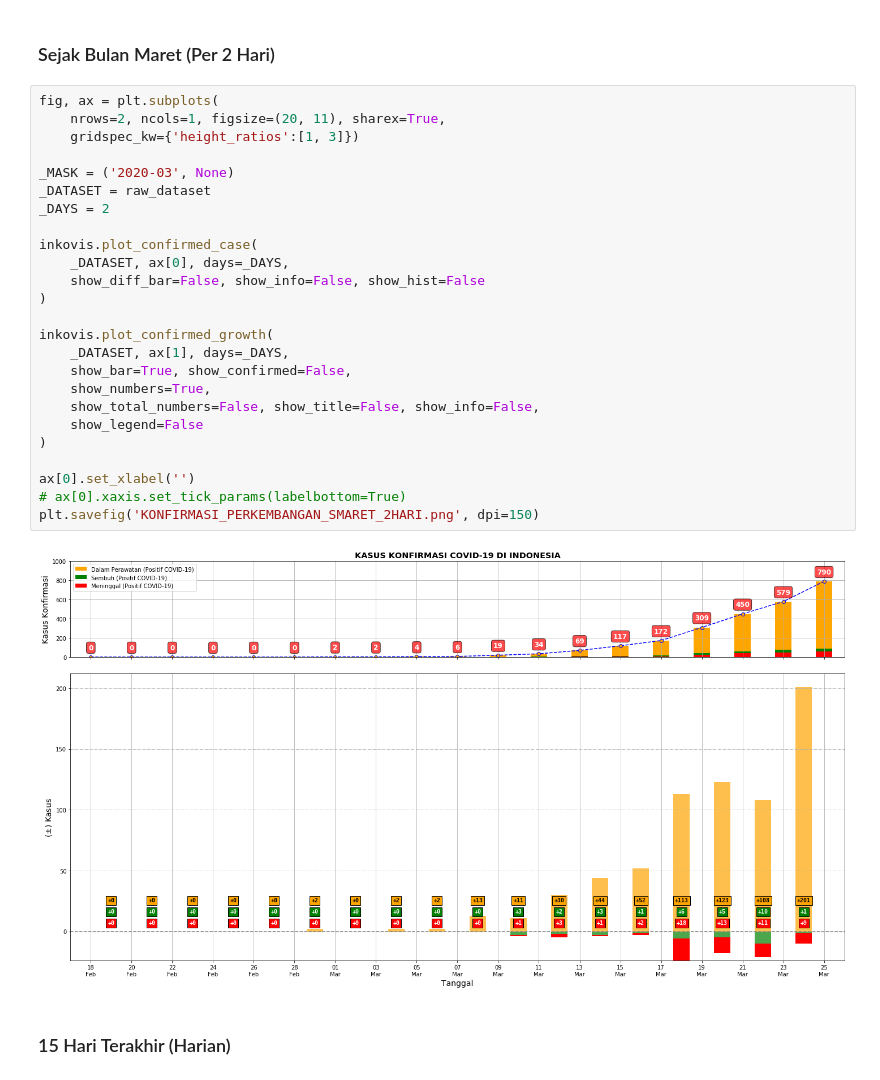
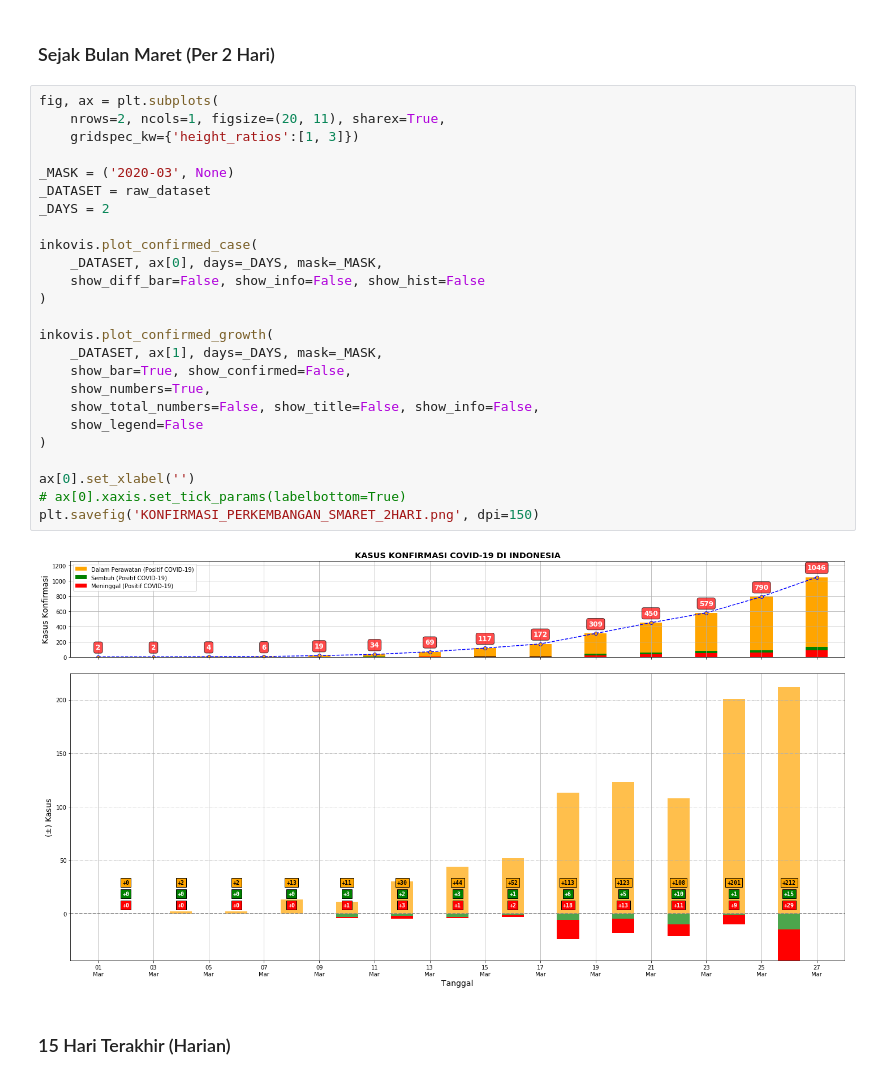
Before and after one commit to taruma/inkovis, a Jupyter notebook: notebook/inkovis_nb.ipynb, the cells around one changed output. Saved outputs shown, nothing was run; the diff lists cells and outputs as text.

```diff
--- a/notebook/inkovis_nb.ipynb
+++ b/notebook/inkovis_nb.ipynb
@@ -270,30 +302,30 @@ plt.savefig('KONFIRMASI_PERKEMBANGAN_SMARET_HARIAN.png', dpi=150)
 # %%
 fig, ax = plt.subplots(
     nrows=2, ncols=1, figsize=(20, 11), sharex=True,
     gridspec_kw={'height_ratios':[1, 3]})
 
 _MASK = ('2020-03', None)
 _DATASET = raw_dataset
 _DAYS = 2
 
 inkovis.plot_confirmed_case(
-    _DATASET, ax[0], days=_DAYS,
+    _DATASET, ax[0], days=_DAYS, mask=_MASK,
     show_diff_bar=False, show_info=False, show_hist=False
 )
 
 inkovis.plot_confirmed_growth(
-    _DATASET, ax[1], days=_DAYS,
+    _DATASET, ax[1], days=_DAYS, mask=_MASK,
     show_bar=True, show_confirmed=False,
     show_numbers=True,
     show_total_numbers=False, show_title=False, show_info=False,
     show_legend=False
 )
 
 ax[0].set_xlabel('')
 # ax[0].xaxis.set_tick_params(labelbottom=True)
 plt.savefig('KONFIRMASI_PERKEMBANGAN_SMARET_2HARI.png', dpi=150)
 # %% [output]
-[figure, old version]
+[figure, new version]
 # %% [markdown]
 ### 15 Hari Terakhir (Harian)
 # %%
```
Also changed, not shown: parts of 37 cells of this notebook.
